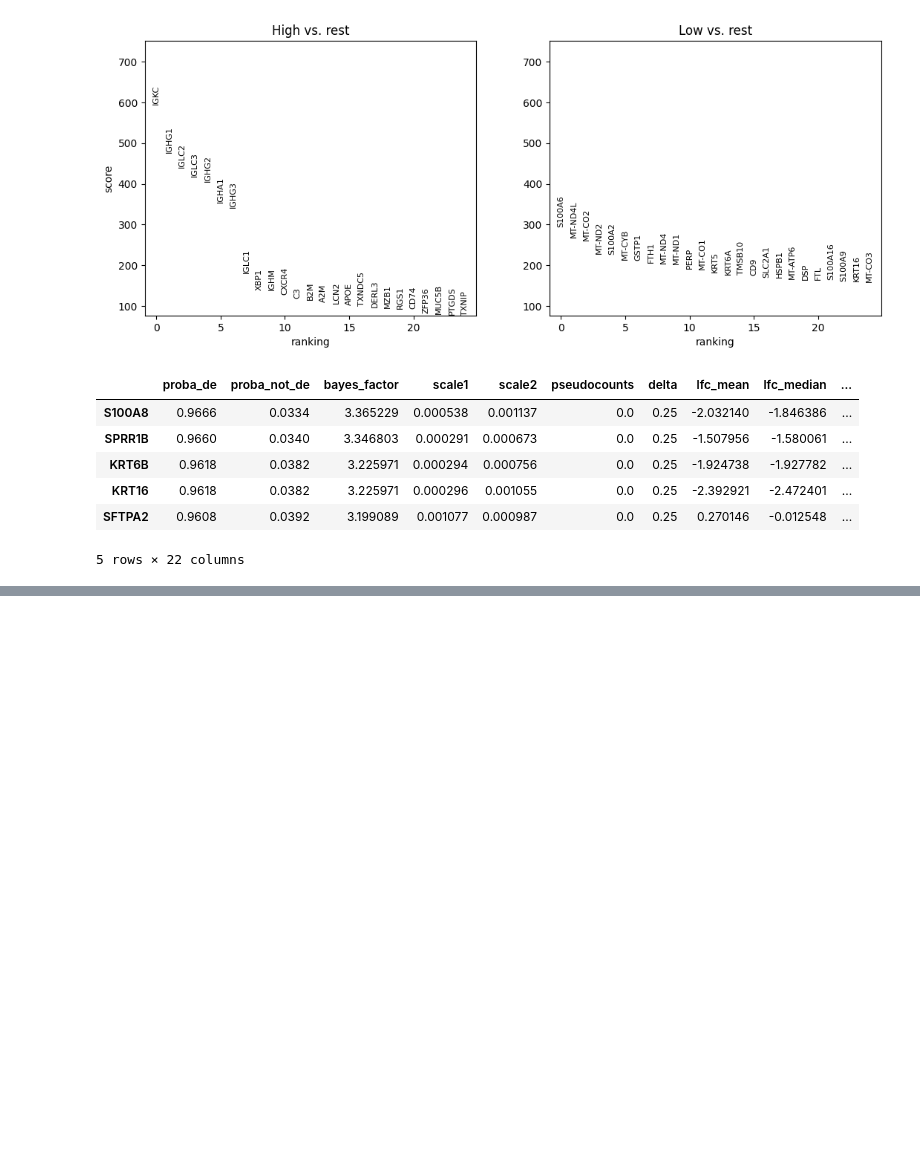
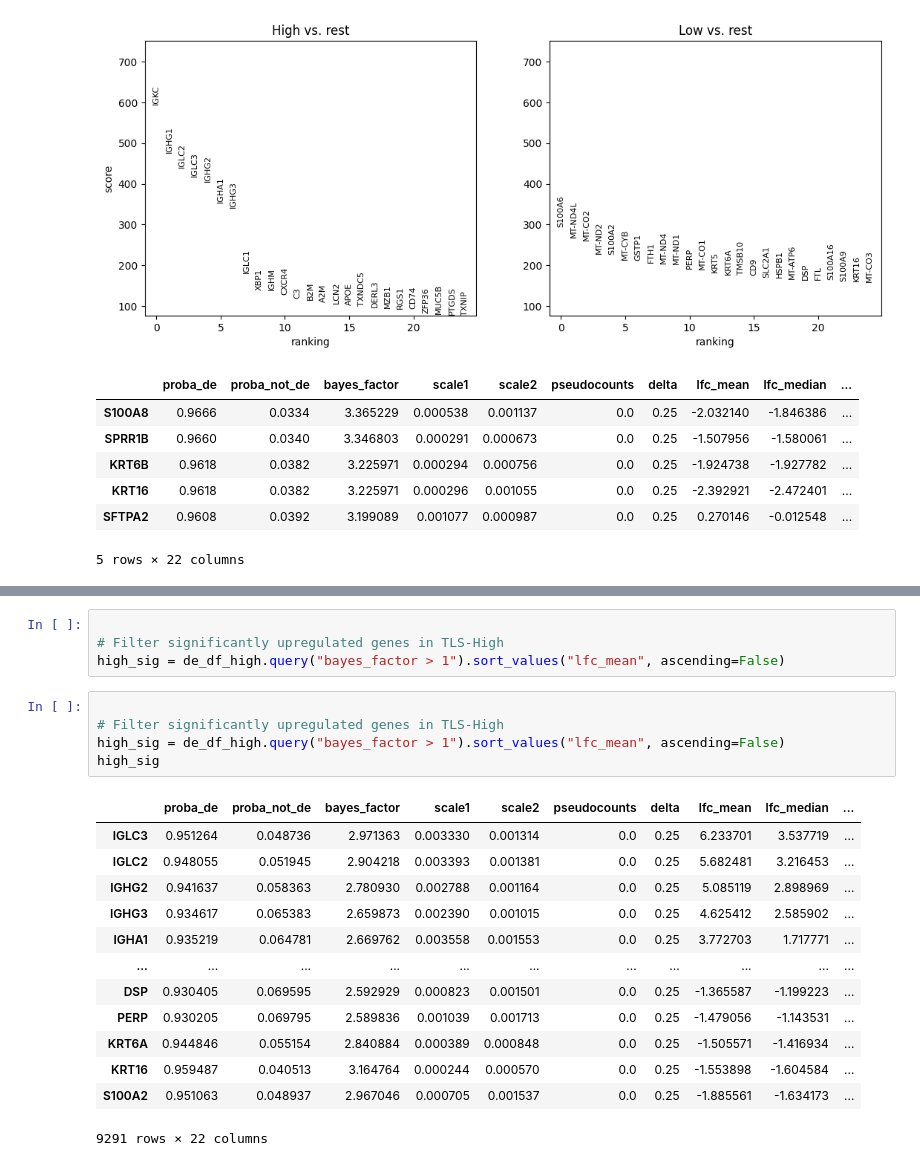
Before and after one commit to InforBio/IMMUNEX, a Jupyter notebook: notebooks/2.bin_analysis/3.Compare Samples 16bins.ipynb, the cells around one changed output, grey strips where cells are left out. Drawn from its saved outputs; the diff is of its cells as text; blank space fills up the shorter version.

```diff
--- a/notebooks/2.bin_analysis/3.Compare Samples 16bins.ipynb
+++ b/notebooks/2.bin_analysis/3.Compare Samples 16bins.ipynb
@@ -411,0 +389,23 @@ sns.barplot(
+# %%
+
+# Filter significantly upregulated genes in TLS-High
+high_sig = de_df_high.query("bayes_factor > 1").sort_values("lfc_mean", ascending=False)
+# %%
+
+# Filter significantly upregulated genes in TLS-High
+high_sig = de_df_high.query("bayes_factor > 1").sort_values("lfc_mean", ascending=False)
+high_sig
+# %% [output]
+|  | proba_de | proba_not_de | bayes_factor | scale1 | scale2 | pseudocounts | delta | lfc_mean | lfc_median | ... |
+| IGLC3 | 0.951264 | 0.048736 | 2.971363 | 0.003330 | 0.001314 | 0.0 | 0.25 | 6.233701 | 3.537719 | ... |
+| IGLC2 | 0.948055 | 0.051945 | 2.904218 | 0.003393 | 0.001381 | 0.0 | 0.25 | 5.682481 | 3.216453 | ... |
+| IGHG2 | 0.941637 | 0.058363 | 2.780930 | 0.002788 | 0.001164 | 0.0 | 0.25 | 5.085119 | 2.898969 | ... |
+| IGHG3 | 0.934617 | 0.065383 | 2.659873 | 0.002390 | 0.001015 | 0.0 | 0.25 | 4.625412 | 2.585902 | ... |
+| IGHA1 | 0.935219 | 0.064781 | 2.669762 | 0.003558 | 0.001553 | 0.0 | 0.25 | 3.772703 | 1.717771 | ... |
+| ... | ... | ... | ... | ... | ... | ... | ... | ... | ... | ... |
+| DSP | 0.930405 | 0.069595 | 2.592929 | 0.000823 | 0.001501 | 0.0 | 0.25 | -1.365587 | -1.199223 | ... |
+| PERP | 0.930205 | 0.069795 | 2.589836 | 0.001039 | 0.001713 | 0.0 | 0.25 | -1.479056 | -1.143531 | ... |
+| KRT6A | 0.944846 | 0.055154 | 2.840884 | 0.000389 | 0.000848 | 0.0 | 0.25 | -1.505571 | -1.416934 | ... |
+| KRT16 | 0.959487 | 0.040513 | 3.164764 | 0.000244 | 0.000570 | 0.0 | 0.25 | -1.553898 | -1.604584 | ... |
+| S100A2 | 0.951063 | 0.048937 | 2.967046 | 0.000705 | 0.001537 | 0.0 | 0.25 | -1.885561 | -1.634173 | ... |
+9291 rows × 22 columns
```
Also changed, not shown: parts of 7 cells of this notebook, 3 other files.
